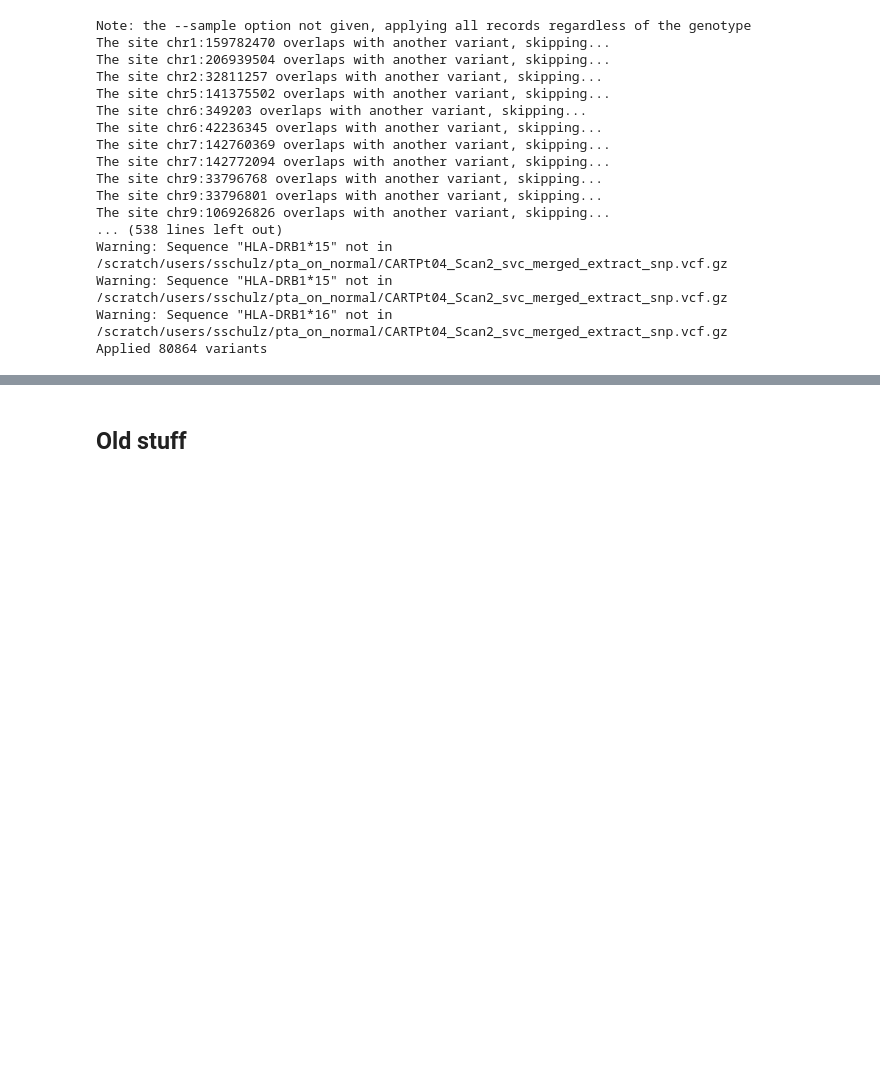
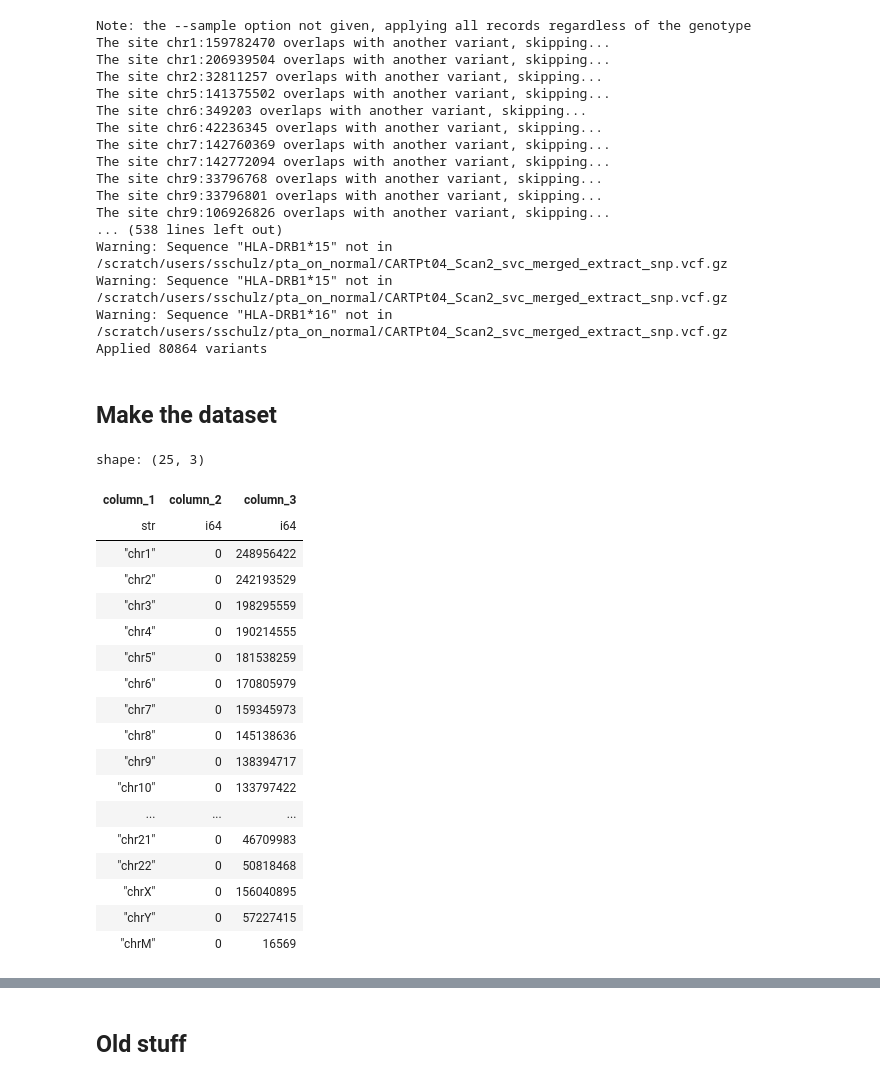
Before and after one commit to shawnschulz/dna-llama, a Jupyter notebook: pta_enformer.ipynb, the cells around one changed output, grey strips where cells are left out. Drawn from its saved outputs; the diff is of its cells as text; code cells hidden in the pictures; blank space fills up the shorter version.

```diff
--- a/pta_enformer.ipynb
+++ b/pta_enformer.ipynb
@@ -30,13 +38,13 @@ from datasets import concatenate_datasets, load_dataset
 import os
 # %%
 ### define variables
-hg38_bed_path = "/scratch/users/sschulz/pta_on_normal/chr10.bed"
+hg38_bed_path = "/scratch/users/sschulz/pta_on_normal/Homo_sapiens_assembly38_n25chr.bed"
 bam_dir= "/scratch/users/sschulz/pta_on_normal"
 fasta_dir = bam_dir + '/fastas'
-dataset_name='chr10_test_dataset.hf'
+dataset_name='test_dataset.hf'
 preprocess_bam=True
 vcf_file=bam_dir +'/CARTPt04_Scan2_svc_merged_extract_snp.vcf.gz'
 ref_fasta=bam_dir + '/Homo_sapiens_assembly38.fasta'
 results_dir=bam_dir
-output_fasta_fn='test_fasta.fasta'
+output_fasta_fn='chr_test_fasta.fasta'
 sbatch=0
@@ -113,3 +147,31 @@ Warning: Sequence "HLA-DRB1*15" not in /scratch/users/sschulz/pta_on_normal/CART
 Warning: Sequence "HLA-DRB1*15" not in /scratch/users/sschulz/pta_on_normal/CARTPt04_Scan2_svc_merged_extract_snp.vcf.gz
 Warning: Sequence "HLA-DRB1*16" not in /scratch/users/sschulz/pta_on_normal/CARTPt04_Scan2_svc_merged_extract_snp.vcf.gz
 Applied 80864 variants
+# %% [markdown]
+## Make the dataset
+# %%
+fasta_path = bam_dir + '/' + output_fasta_fn
+
+ds = makeEnformerDataset(fasta_path, hg38_bed_path)
+# %%
+ds.df
+# %% [output]
+shape: (25, 3)
+| column_1 | column_2 | column_3 |
+| str | i64 | i64 |
+| "chr1" | 0 | 248956422 |
+| "chr2" | 0 | 242193529 |
+| "chr3" | 0 | 198295559 |
+| "chr4" | 0 | 190214555 |
+| "chr5" | 0 | 181538259 |
+| "chr6" | 0 | 170805979 |
+| "chr7" | 0 | 159345973 |
+| "chr8" | 0 | 145138636 |
+| "chr9" | 0 | 138394717 |
+| "chr10" | 0 | 133797422 |
+| ... | ... | ... |
+| "chr21" | 0 | 46709983 |
+| "chr22" | 0 | 50818468 |
+| "chrX" | 0 | 156040895 |
+| "chrY" | 0 | 57227415 |
+| "chrM" | 0 | 16569 |
```
Also changed, not shown: parts of 17 cells of this notebook, 1 other file.
